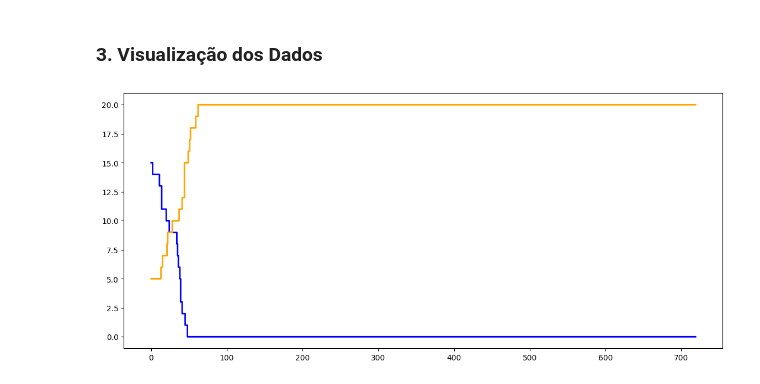
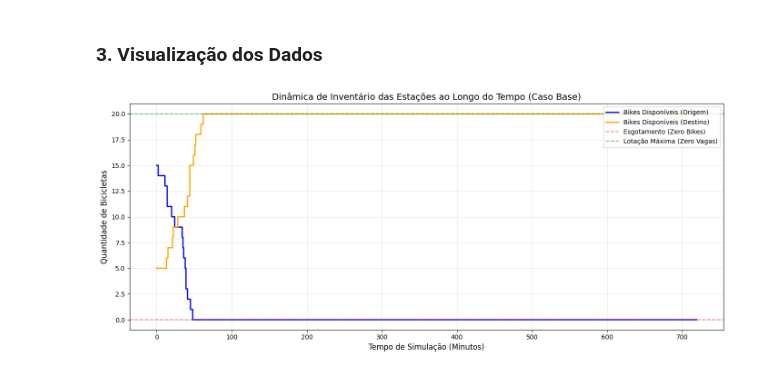
Before and after one commit to gustavfreitas/pi_comp_cientifica, a Jupyter notebook: EP2_Simulacao_Discreta/bicicletas_compartilhadas.ipynb, the cells around one changed output. Drawn from its saved outputs; the diff is of its cells as text; code cells hidden in the pictures.

```diff
--- a/EP2_Simulacao_Discreta/bicicletas_compartilhadas.ipynb
+++ b/EP2_Simulacao_Discreta/bicicletas_compartilhadas.ipynb
@@ -95,13 +95,24 @@ Total de Desistências por falta de vaga (Destino): 0
 # %%
 plt.figure(figsize=(14, 6))
 
 # Gráfico: Disponibilidade de Bicicletas ao Longo do Tempo
 # Utilizamos plt.step em vez de plt.plot para refletir a natureza discreta do SimPy
 plt.step(df_resultados['Minuto'], df_resultados['Bikes_Origem'],
          label='Bikes Disponíveis (Origem)', where='post', color='blue', linewidth=2)
 plt.step(df_resultados['Minuto'], df_resultados['Bikes_Destino'],
          label='Bikes Disponíveis (Destino)', where='post', color='orange', linewidth=2)
 
+# Linhas de referência para capacidade máxima e esgotamento
+plt.axhline(0, color='red', linestyle='--', alpha=0.5, label='Esgotamento (Zero Bikes)')
+plt.axhline(20, color='green', linestyle='--', alpha=0.5, label='Lotação Máxima (Zero Vagas)')
+
+plt.title('Dinâmica de Inventário das Estações ao Longo do Tempo (Caso Base)', fontsize=14)
+plt.xlabel('Tempo de Simulação (Minutos)', fontsize=12)
+plt.ylabel('Quantidade de Bicicletas', fontsize=12)
+plt.legend(loc='upper right')
+plt.grid(True, alpha=0.3)
+plt.tight_layout()
+
 plt.show()
 # %% [output]
-[figure, old version]
+[figure, new version]
```
Also changed, not shown: 1 other file.
